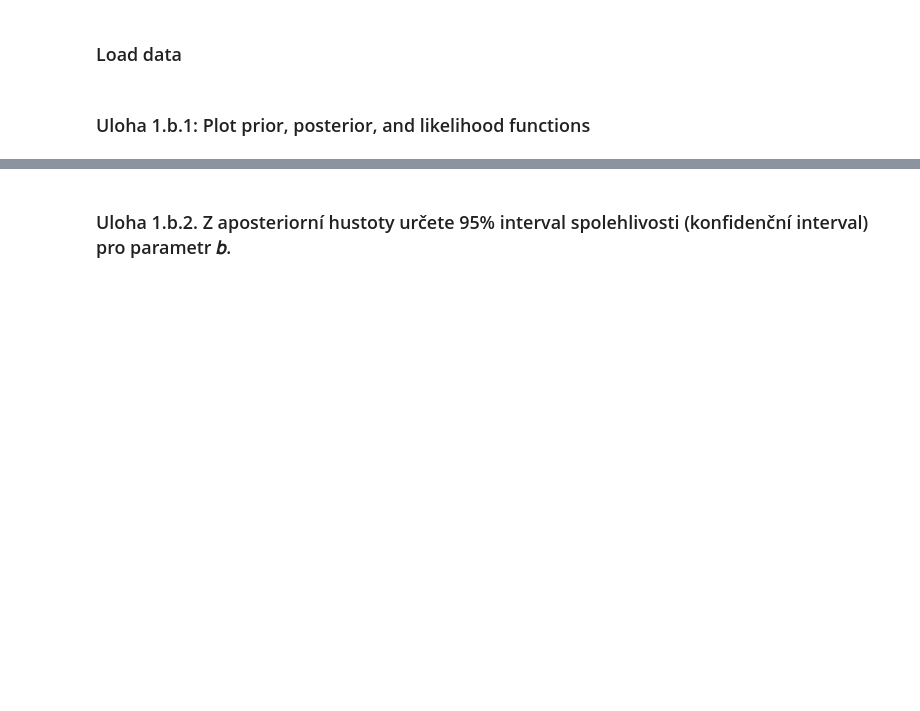
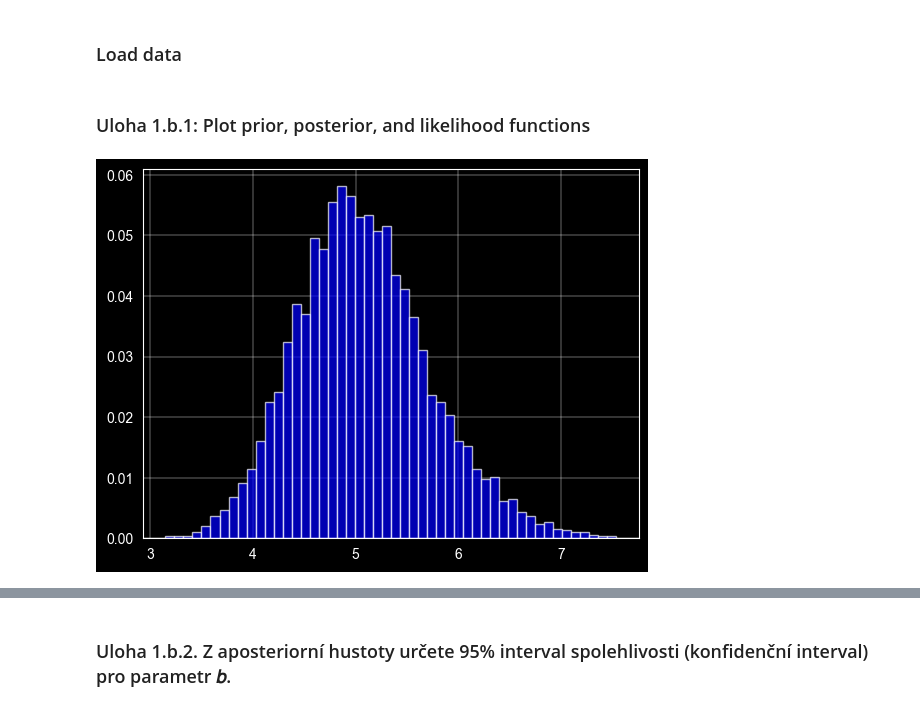
Before and after one commit to zdeneklapes/msp-project2, a Jupyter notebook: xlapes02.ipynb, the cells around one changed output, grey strips where cells are left out. Cells and saved outputs as stored; diff of their text form; code cells hidden in the pictures; blank space fills up the shorter version.

```diff
--- a/xlapes02.ipynb
+++ b/xlapes02.ipynb
@@ -152,23 +172,25 @@ observed_data = df_uloha_1_b['observed_data']
 # %% [markdown]
 ### Uloha 1.b.1: Plot prior, posterior, and likelihood functions
 # %%
-aprior_data_max = data['1'].groupby('skupina')['uloha_1 b)_prior'].max().reset_index()
+aprior_data_max = data['1'].groupby('skupina')['uloha_1 b)_prior'].max()
 
-# Získanie všetkých najväčších hodnôt do jednej dátovej sady
-all_max_values = aprior_data_max['uloha_1 b)_prior']
+# # Získanie všetkých najväčších hodnôt do jednej dátovej sady
+all_max_values = aprior_data_max
 
 # Určenie hraníc binov pre rovnomerné rozdelenie
 all_max_values.max()
 bin_width = (all_max_values.max() - all_max_values.min()) / 50
 bins = np.arange(all_max_values.min(), all_max_values.max(), bin_width)
 
 bin_height, bin_edges = np.histogram(all_max_values, bins=50)
 bin_height = bin_height / np.sum(bin_height)
 
 # Vytvorenie histogramu pre diskrétne rozdelenie
 # plt.hist(all_max_values, bins=bins, edgecolor='black', alpha=0.7,density=True)
 plt.bar(x=bins, height=bin_height, width=bin_width, color='blue', alpha=0.7)
 plt.show()
+# %% [output]
+[figure, added]
 # %%
 # task_1_b_cleared_data(data['1_b_prior'], data['1_b_observation'], data['1_g'])
 bin_centers = (bin_edges[:-1] + bin_edges[1:]) / 2
```
Also changed, not shown: parts of 13 cells of this notebook.
